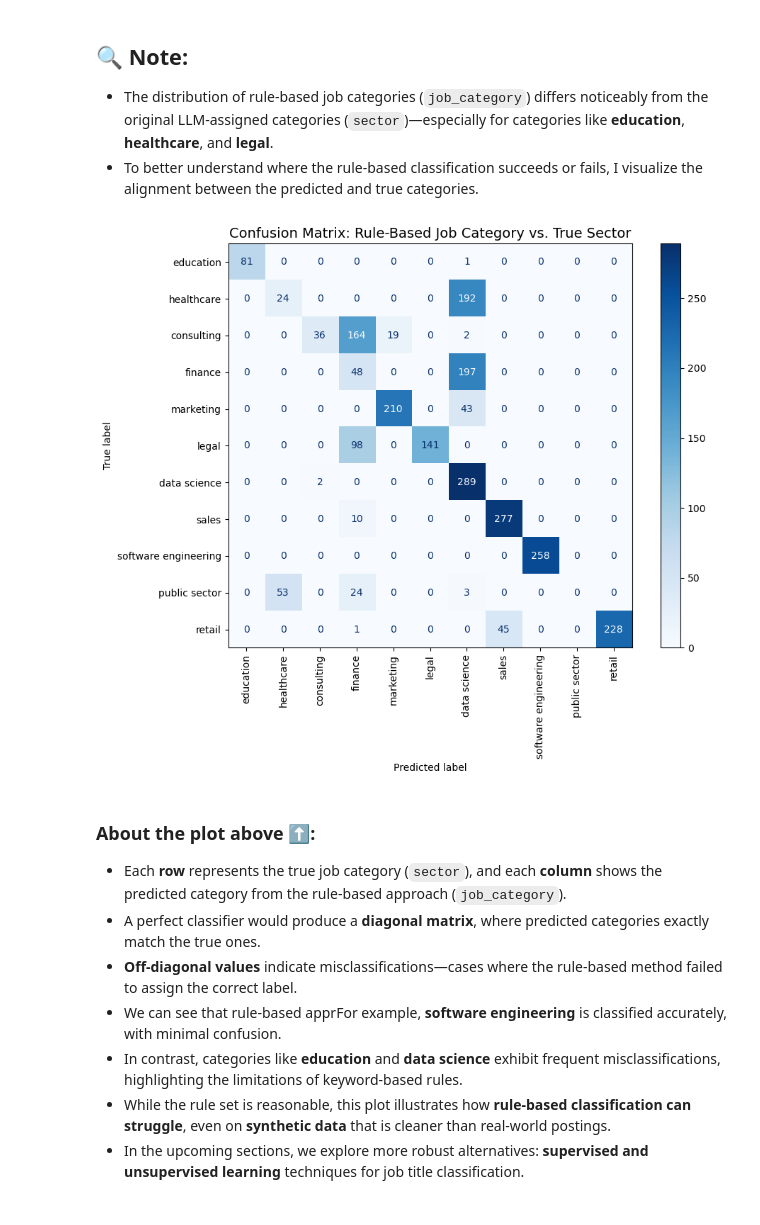
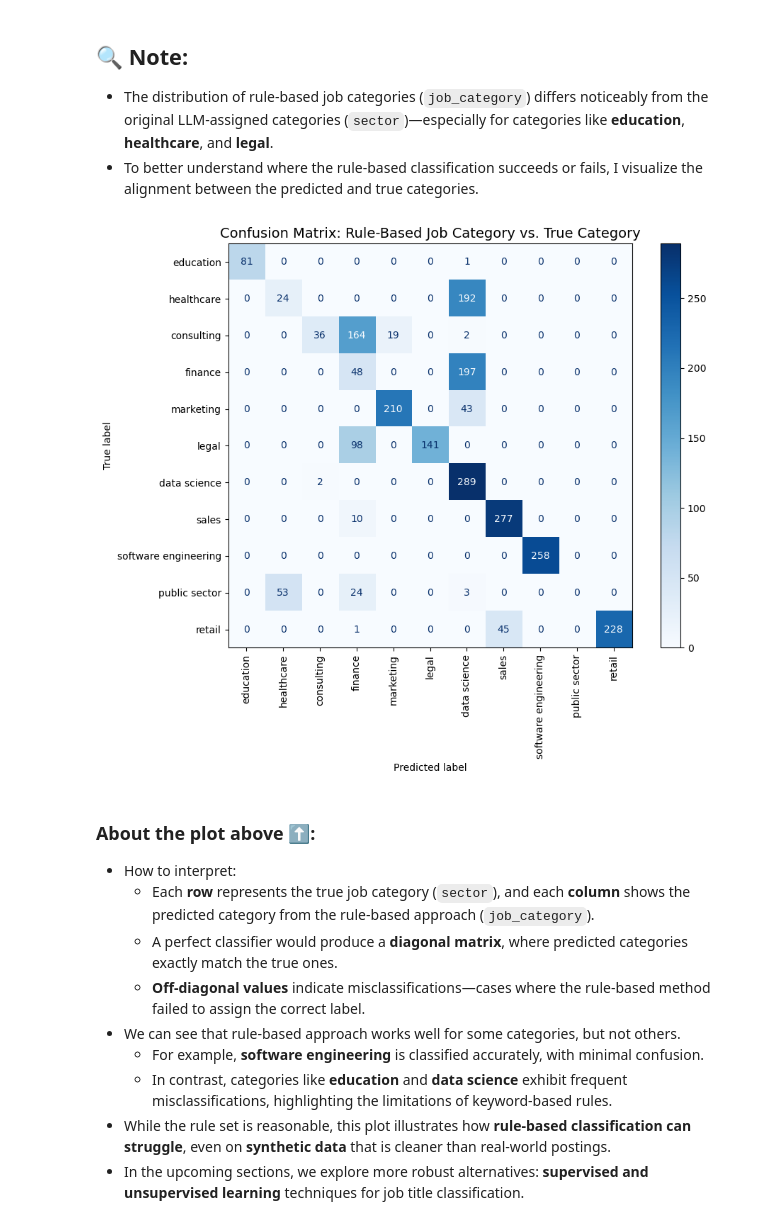
Before and after one commit to yukyungkoh/job-postings-data-project, a Jupyter notebook: 1_categorize-job-titles/1_approach1-rule-based.ipynb, the cells around one changed output. Drawn from its saved outputs; the diff is of its cells as text; code cells hidden in the pictures.

```diff
--- a/1_categorize-job-titles/1_approach1-rule-based.ipynb
+++ b/1_categorize-job-titles/1_approach1-rule-based.ipynb
@@ -271,38 +271,40 @@ Name: count, dtype: int64
 # %%
 from sklearn.metrics import confusion_matrix, ConfusionMatrixDisplay
 
 # Generate confusion matrix
 cm = confusion_matrix(
     posting_df["sector"],
     posting_df["job_category"],
     labels=posting_df["sector"].unique()
 )
 
 # Plot with custom colormap and title
 disp = ConfusionMatrixDisplay(
     confusion_matrix=cm,
     display_labels=posting_df["sector"].unique()
 )
 
 fig, ax = plt.subplots(figsize=(10, 8))  # Optional: adjust figure size
 disp.plot(
     xticks_rotation=90,
     cmap="Blues",
     ax=ax,
     colorbar=True
 )
-plt.title("Confusion Matrix: Rule-Based Job Category vs. True Sector", fontsize=14)
+plt.title("Confusion Matrix: Rule-Based Job Category vs. True Category", fontsize=14)
 plt.tight_layout()
 plt.show()
 # %% [output]
-[figure, old version]
+[figure, new version]
 # %% [markdown]
 ### About the plot above ⬆️:
 
-- Each **row** represents the true job category (`sector`), and each **column** shows the predicted category from the rule-based approach (`job_category`).
-- A perfect classifier would produce a **diagonal matrix**, where predicted categories exactly match the true ones.
-- **Off-diagonal values** indicate misclassifications—cases where the rule-based method failed to assign the correct label.
-- We can see that rule-based apprFor example, **software engineering** is classified accurately, with minimal confusion.
-- In contrast, categories like **education** and **data science** exhibit frequent misclassifications, highlighting the limitations of keyword-based rules.
+- How to interpret:
+   * Each **row** represents the true job category (`sector`), and each **column** shows the predicted category from the rule-based approach (`job_category`).
+    *  A perfect classifier would produce a **diagonal matrix**, where predicted categories exactly match the true ones.
+    *  **Off-diagonal values** indicate misclassifications—cases where the rule-based method failed to assign the correct label.
+- We can see that rule-based approach works well for some categories, but not others.
+  * For example, **software engineering** is classified accurately, with minimal confusion.
+  * In contrast, categories like **education** and **data science** exhibit frequent misclassifications, highlighting the limitations of keyword-based rules.
 - While the rule set is reasonable, this plot illustrates how **rule-based classification can struggle**, even on **synthetic data** that is cleaner than real-world postings.
 - In the upcoming sections, we explore more robust alternatives: **supervised and unsupervised learning** techniques for job title classification.
```
